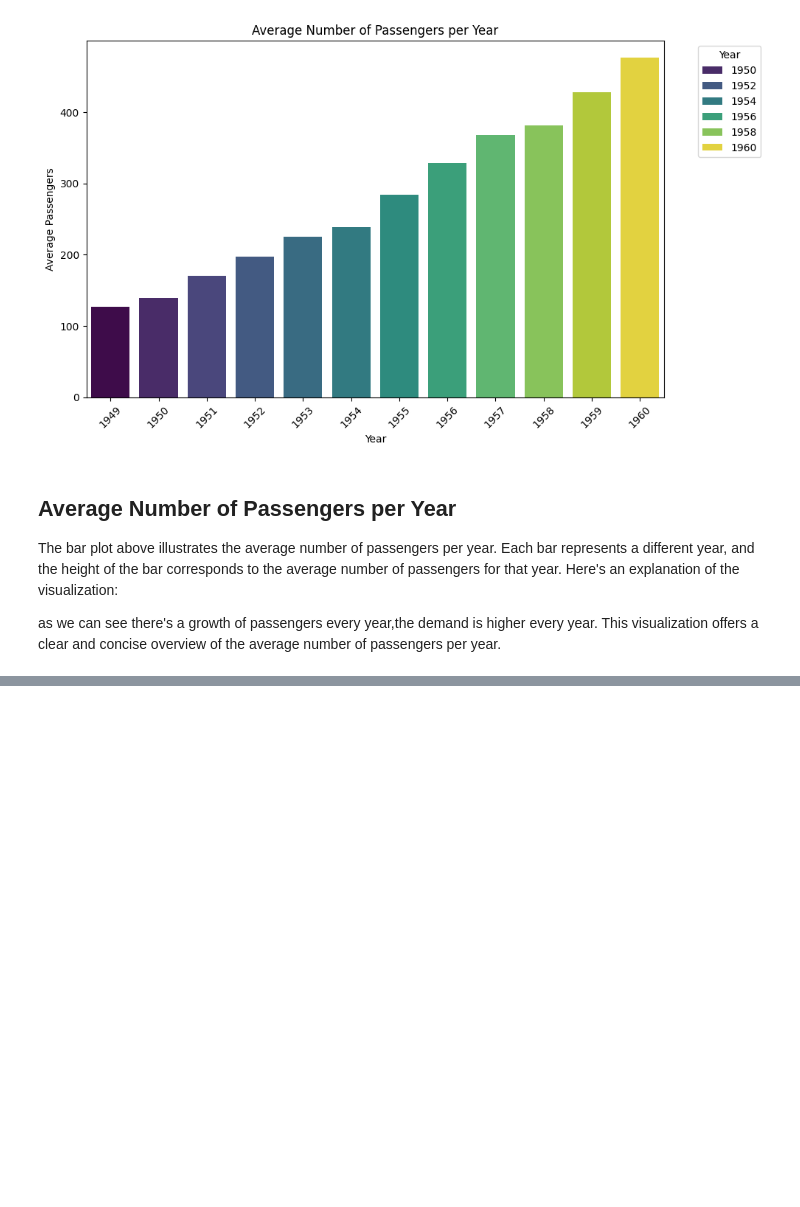
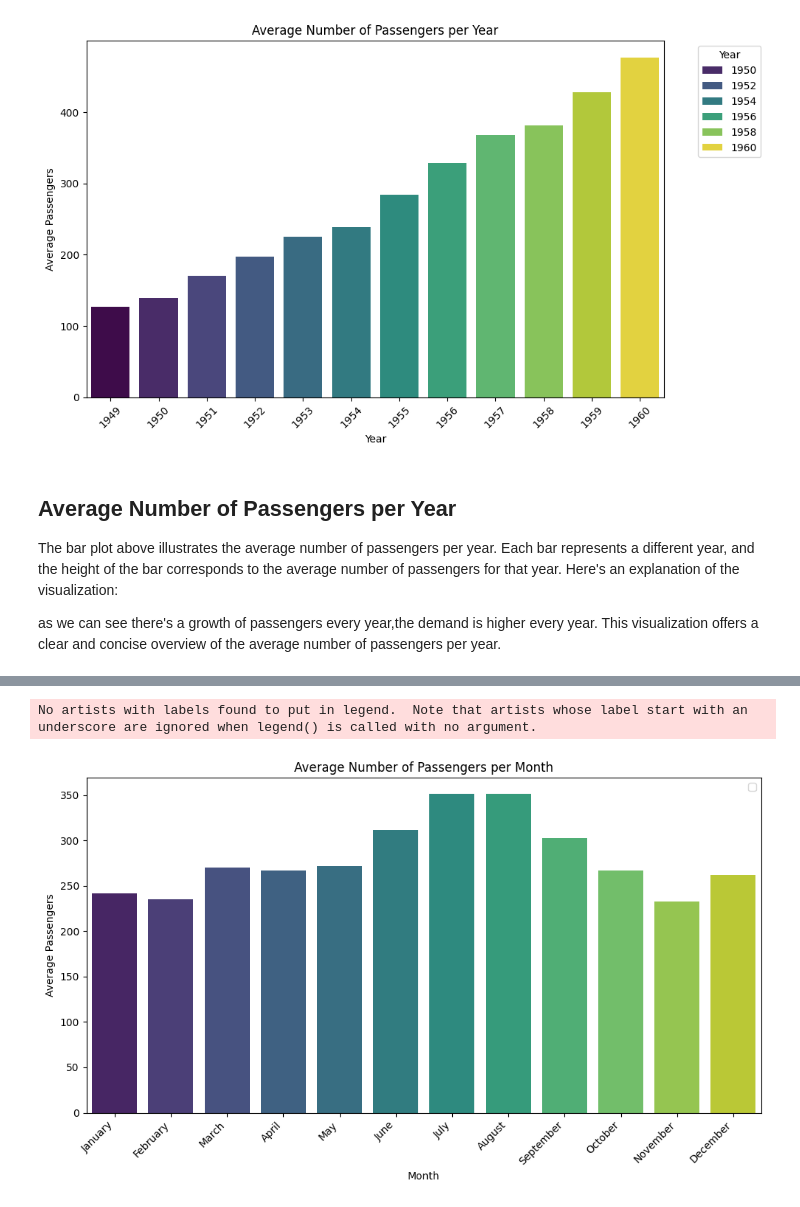
Before and after one commit to drodmay1/datafun-06-eda, a Jupyter notebook: david_eda.ipynb, the cells around one changed output, grey strips where cells are left out. Cells and saved outputs as stored; diff of their text form; code cells hidden in the pictures; blank space fills up the shorter version.

Commit message:
Average number of passenger per month added

```diff
--- a/david_eda.ipynb
+++ b/david_eda.ipynb
@@ -227,0 +278,48 @@ as we can see there's a growth of passengers every year,the demand is higher eve
+# %%
+import seaborn as sns
+import pandas as pd
+import matplotlib.pyplot as plt
+
+# Load the dataset
+df = sns.load_dataset("flights")
+
+# Calculate the average number of passengers per month
+average_passengers_per_month = df.groupby('month', observed=False)['passengers'].mean().reset_index()
+
+# Define a dictionary to map month abbreviations to month names
+month_mapping = {
+    'Jan': 'January',
+    'Feb': 'February',
+    'Mar': 'March',
+    'Apr': 'April',
+    'May': 'May',
+    'Jun': 'June',
+    'Jul': 'July',
+    'Aug': 'August',
+    'Sep': 'September',
+    'Oct': 'October',
+    'Nov': 'November',
+    'Dec': 'December'
+}
+
+# Map month abbreviations to month names
+average_passengers_per_month['month'] = average_passengers_per_month['month'].map(month_mapping)
+
+# Sort the dataframe by month for better visualization
+average_passengers_per_month['month'] = pd.Categorical(average_passengers_per_month['month'], categories=[
+    'January', 'February', 'March', 'April', 'May', 'June', 'July', 'August', 'September', 'October', 'November', 'December'], ordered=True)
+average_passengers_per_month.sort_values('month', inplace=True)
+
+# Plot the average number of passengers per month
+plt.figure(figsize=(10, 6))
+sns.barplot(data=average_passengers_per_month, x='month', y='passengers', hue='month', palette='viridis', dodge=False)
+plt.title('Average Number of Passengers per Month')
+plt.xlabel('Month')
+plt.ylabel('Average Passengers')
+plt.xticks(rotation=45, ha='right')
+plt.legend(title=None)
+plt.tight_layout()
+plt.show()
+# %% [output]
+No artists with labels found to put in legend.  Note that artists whose label start with an underscore are ignored when legend() is called with no argument.
+[figure, added]
```
Also changed, not shown: parts of 3 cells of this notebook.
